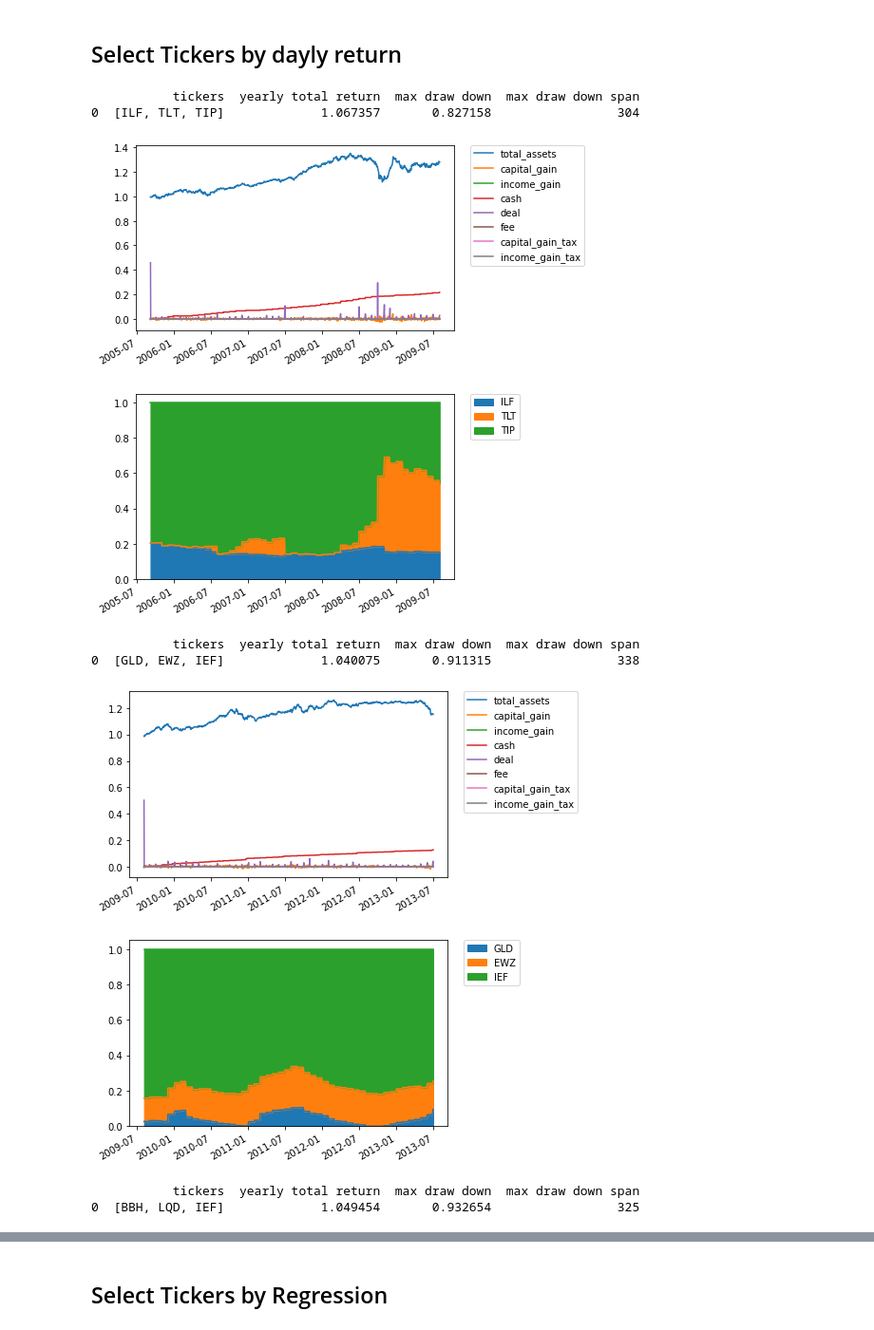
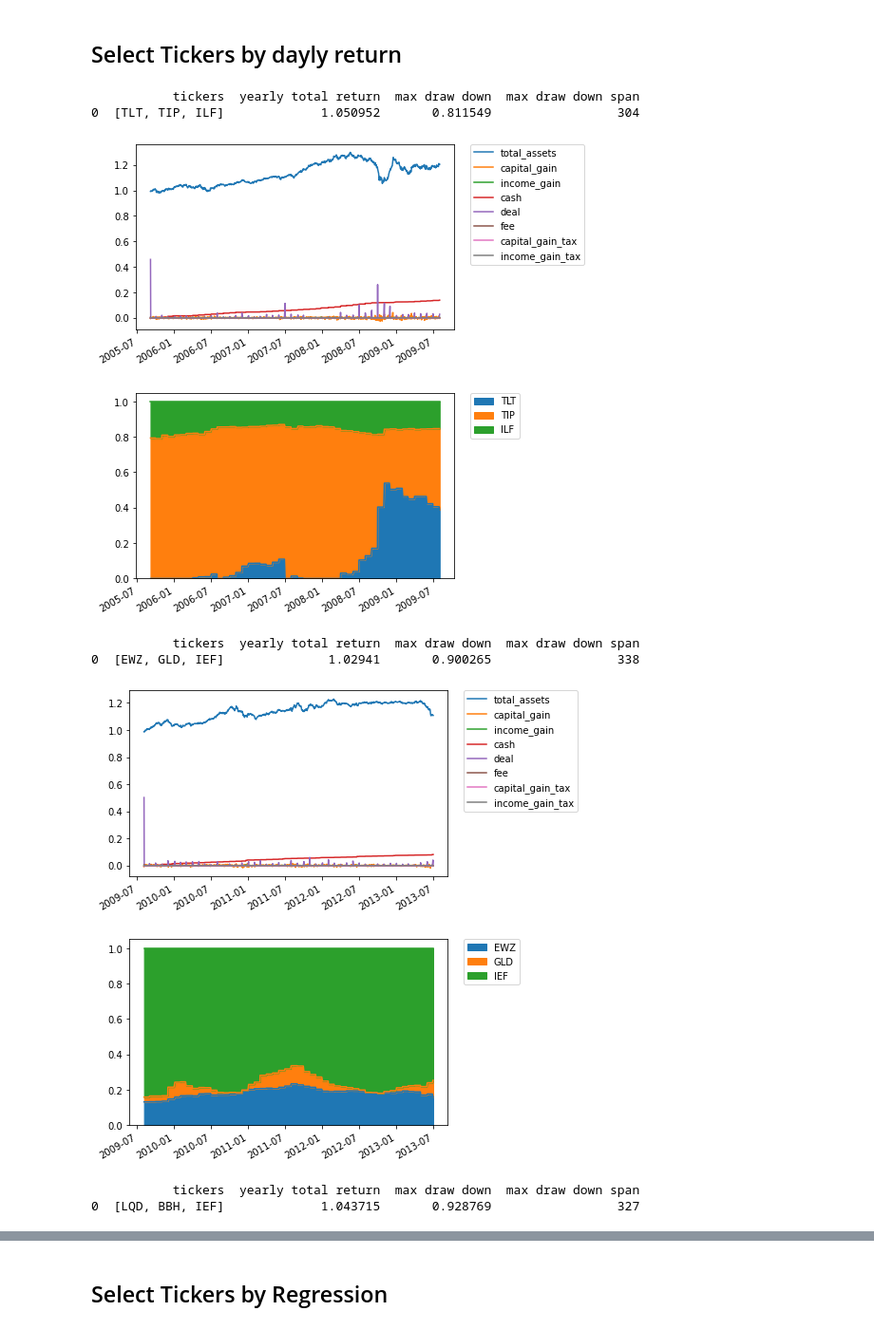
Before and after one commit to sonesuke/mypo, a Jupyter notebook: docs/tutorial/tickers.ipynb, the cells around one changed output, grey strips where cells are left out. Shown at 95% size. Drawn from its saved outputs; the diff is of its cells as text; code cells hidden in the pictures.

```diff
--- a/docs/tutorial/tickers.ipynb
+++ b/docs/tutorial/tickers.ipynb
@@ -123,9 +123,9 @@ Traditional Asset Class
 for i in range(len(folds)):
     selected_tickers = ['SPY', 'TLT', 'GLD']
     fold = folds[i].filter(selected_tickers)
-    optimizer = MaximumDiversificationOptimizer()
+    optimizer = MaximumDiversificationOptimizer(do_re_optimize=True)
     runner = Runner(
-        rebalancer=MonthlyRebalancer(optimizer=optimizer, do_re_optimize=True),
+        rebalancer=MonthlyRebalancer(optimizer=optimizer),
     )
 
     runner.run(
@@ -176,9 +164,9 @@ Select Tickers from clusters
 for i in range(len(folds)):
     evaluates = evaluate_combinations(folds[i].get_train(), cluster, optimizer=MaximumDiversificationOptimizer(), verbose=True)
     fold = folds[i].filter((list(evaluates['combinations'])[0]))
-    optimizer = MaximumDiversificationOptimizer()
+    optimizer = MaximumDiversificationOptimizer(do_re_optimize=True)
     runner = Runner(
-        rebalancer=MonthlyRebalancer(optimizer=optimizer, do_re_optimize=True),
+        rebalancer=MonthlyRebalancer(optimizer=optimizer),
     )
 
     runner.run(
@@ -216,33 +204,33 @@ Select Tickers by dayly return
 # %%
 for i in range(len(folds)):
     df = pd.concat([folds[i].get_train().get_summary(), cluster], axis=1)
     selected_tickers = list(df.groupby('class').idxmax().reset_index(drop=True)['daily return'])
     fold = folds[i].filter(selected_tickers)
-    optimizer = MaximumDiversificationOptimizer()
+    optimizer = MaximumDiversificationOptimizer(do_re_optimize=True)
     runner = Runner(
-        rebalancer=MonthlyRebalancer(optimizer=optimizer, do_re_optimize=True),
+        rebalancer=MonthlyRebalancer(optimizer=optimizer),
     )
 
     runner.run(
         fold=fold,
         verbose=True
     )
     report = runner.report()
     print(report.summary())
     ax = report.history().plot()
     plt.legend(bbox_to_anchor=(1.05, 1), loc='upper left', borderaxespad=0)
     plt.show()
     ax = report.history_weights().plot.area(stacked=True)
     plt.legend(bbox_to_anchor=(1.05, 1), loc='upper left', borderaxespad=0)
     plt.show()
 # %% [output]
            tickers  yearly total return  max draw down  max draw down span
-0  [ILF, TLT, TIP]             1.067357       0.827158                 304
+0  [TLT, TIP, ILF]             1.050952       0.811549                 304
-[figure, old version]
+[figure, new version]
-[figure, old version]
+[figure, new version]
            tickers  yearly total return  max draw down  max draw down span
-0  [GLD, EWZ, IEF]             1.040075       0.911315                 338
+0  [EWZ, GLD, IEF]              1.02941       0.900265                 338
-[figure, old version]
+[figure, new version]
-[figure, old version]
+[figure, new version]
            tickers  yearly total return  max draw down  max draw down span
-0  [BBH, LQD, IEF]             1.049454       0.932654                 325
+0  [LQD, BBH, IEF]             1.043715       0.928769                 327
```
Also changed, not shown: parts of 4 cells of this notebook, 36 other files.
